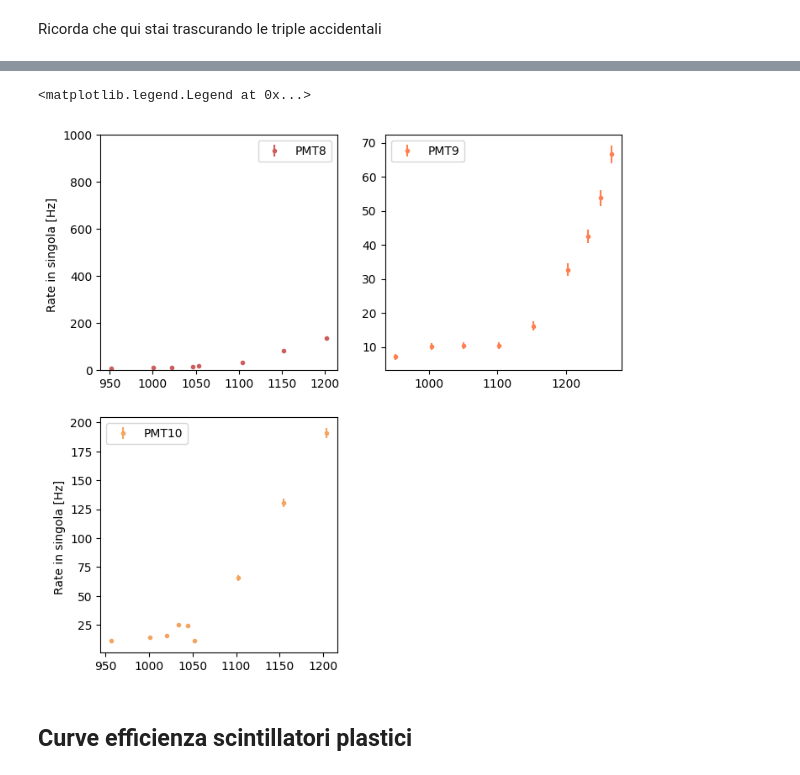
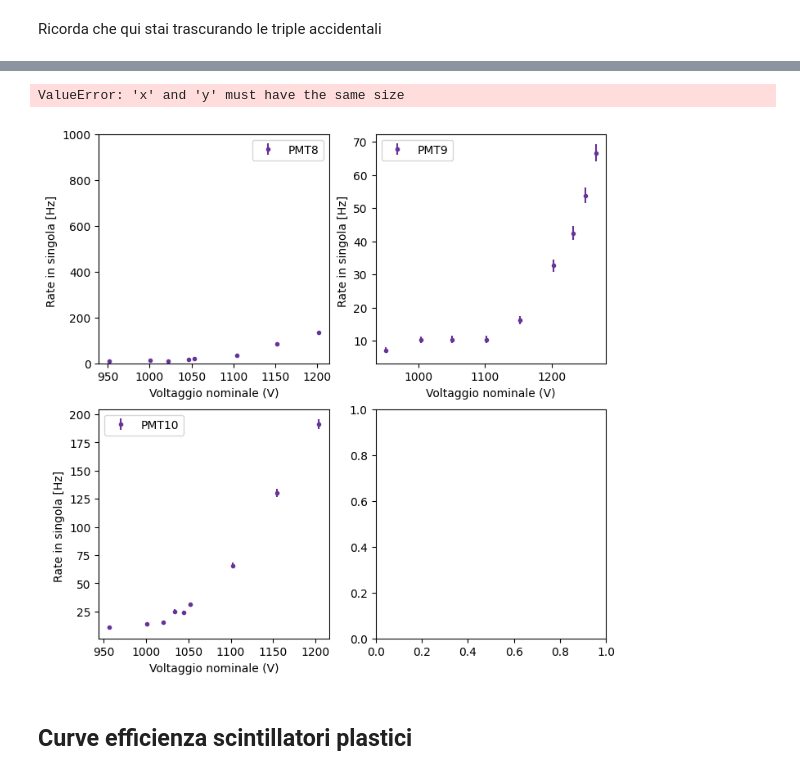
Before and after one commit to JuliaFavaro/Lab-Fund-Int, a Jupyter notebook: MuLife/Calcoli_veloci.ipynb, the cells around one changed output, grey strips where cells are left out. Cells and saved outputs as stored; diff of their text form; code cells hidden in the pictures.

```diff
--- a/MuLife/Calcoli_veloci.ipynb
+++ b/MuLife/Calcoli_veloci.ipynb
@@ -109,11 +110,12 @@ V_8= np.array([952, 1001, 1022, 1046, 1053, 1104, 1152, 1202])
 V_9= np.array([952, 1004, 1051, 1102, 1152, 1203, 1232, 1251, 1266])
 V_10=np.array([957, 1001, 1020, 1034, 1045, 1052, 1102, 1154, 1204])
 V_11=np.array([826, 870, 927, 952, 984, 1007, 1020, 1036, 1056, 1080, 1101, 1128])
+print(len(V_11))
 
-triple_8=np.array([3, 17, 13, 12, 14, 13, 12, 12])
+triple_8=np.array([3, 15, 13, 12, 14, 13, 12, 12])
 triple_9=np.array([0, 6, 13, 20, 12, 17, 22, 19, 16])
-triple_10=np.array([4, 4, 5, 5, 10, 10, 10, 12, 9])
-triple_11=np.array([0, 0, 10, 7, 12, 18, 21, 17, 17, 14, 22, 15])
+triple_10=np.array([4, 4, 5, 5, 10, 10, 12, 14, 9])
+triple_11=np.array([0, 0, 10, 9, 12, 18, 21, 17, 17, 14, 22, 15])
 
 doppie_1_2= np.array([43, 46, 46, 41, 48, 47, 54, 43, 41])
 doppie_1_2_8= np.array([43, 46, 46, 48, 47, 54, 43, 41])
@@ -122,5 +124,5 @@ doppie_1_2_11= np.array([43, 46, 47, 47, 44, 46, 47, 37, 46, 37, 59, 46])
 
 counts_8= np.array([93, 128, 112, 170, 202, 349, 849, 1352])
 counts_9 =np.array([72, 102, 104, 104, 162, 327, 425, 538, 666])
-counts_10=np.array([114, 140, 157, 251, 243, 113, 657, 1305, 1909])
-counts_11=np.array([114, 140, 157, 251, 243, 113, 657, 1305, 1909])
+counts_10=np.array([114, 140, 157, 251, 243, 313, 657, 1305, 1909])
+#counts_11=np.array([114, 142, 157, 251, 243, 113, 657, 1305, 1909])
@@ -133,7 +137,7 @@ rate11=counts_11/time
 errorrate8=np.sqrt(counts_8)/time
 errorrate9=np.sqrt(counts_9)/time
 errorrate10=np.sqrt(counts_10)/time
-errorrate11=np.sqrt(counts_11)/time
+#errorrate11=np.sqrt(counts_11)/time
 # %%
 def sigma_eff(nt, nd,  ndacc,sigma_ndacc):
     epsilon=nt/(nd-ndacc)
@@ -193,24 +197,34 @@ plt.legend()
 # %%
 plt.figure(figsize=(8,8))
 plt.tight_layout
 #plt.title("Rate in singola degli scintillatori")
 plt.subplot(221)
-plt.errorbar(V_8,rate8,errorrate8, fmt='.', color='indianred',label='PMT8')
+plt.errorbar(V_8,rate8,errorrate8, fmt='.', color='rebeccapurple',label='PMT8')
 plt.ylabel('Rate in singola [Hz] ')
+plt.xlabel('Voltaggio nominale (V)')
 plt.ylim(0,1000)
 plt.legend()
 
 plt.subplot(222)
-plt.errorbar(V_9,rate9,errorrate9, fmt='.', color='coral',label='PMT9')
+plt.errorbar(V_9,rate9,errorrate9, fmt='.', color='rebeccapurple',label='PMT9')
+plt.ylabel('Rate in singola [Hz] ')
+plt.xlabel('Voltaggio nominale (V)')
 plt.legend()
 
 plt.subplot(223)
-plt.errorbar(V_10,rate10,errorrate10, fmt='.', color='sandybrown',label='PMT10')
+plt.errorbar(V_10,rate10,errorrate10, fmt='.', color='rebeccapurple',label='PMT10')
 plt.ylabel('Rate in singola [Hz] ')
+plt.xlabel('Voltaggio nominale (V)')
 plt.legend()
+
+plt.subplot(224)
+plt.errorbar(V_11,rate11,errorrate11, fmt='.', color='rebeccapurple',label='PMT11')
+plt.ylabel('Rate in singola [Hz] ')
+plt.xlabel('Voltaggio nominale (V)')
+plt.legend()
 # %% [output]
-<matplotlib.legend.Legend at 0x...>
+ValueError: 'x' and 'y' must have the same size
-[figure, old version]
+[figure, new version]
 # %% [markdown]
 ## Curve efficienza scintillatori plastici
 # %% [markdown]
```
Also changed, not shown: parts of 10 cells of this notebook, 4 other files.
